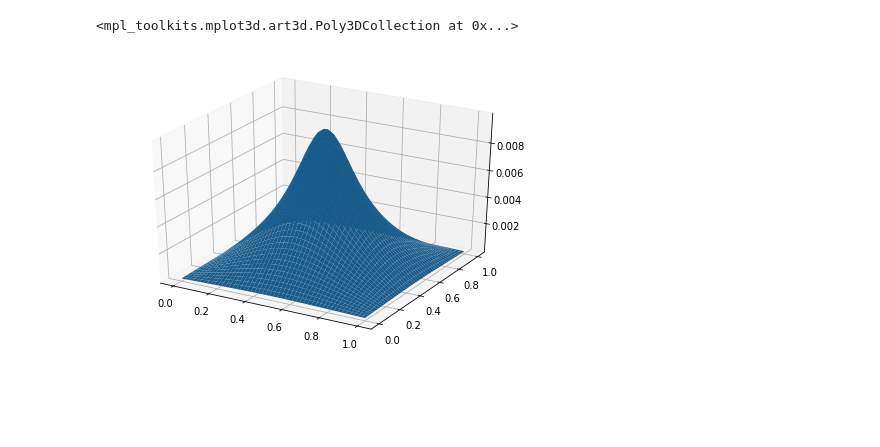
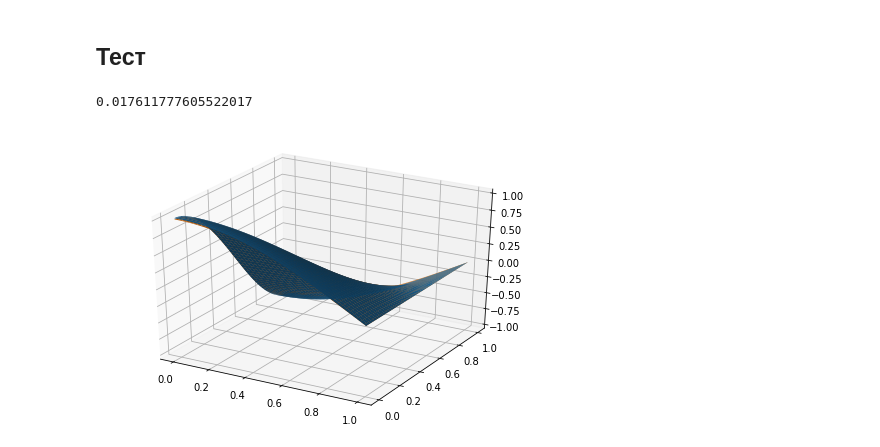
Before and after one commit to katyalatypova/mipt_comp_math, a Jupyter notebook: Task2.ipynb, the cells around one changed output. Saved outputs shown, nothing was run; the diff lists cells and outputs as text; code cells hidden in the pictures; blank space fills up the shorter version.

```diff
--- a/Task2.ipynb
+++ b/Task2.ipynb
@@ -44,27 +140,52 @@ print(np.max(np.abs(sol_ft - fd / ((pi/lx) ** 2 + (pi/ly)**2))))
+# %%
+def lamda(i, N, h):
+    return 4*(sin(pi * i / 2 / N))**2/h**2
+
+def solver(Nx, Ny, hx, hy, fd):
+    fd_fty = dft.dct(fd, axis = 1, type = 2, norm = "ortho")
+    sol = np.zeros((Nx, Ny))
+    a = np.zeros(Nx)
+    a[1:] = -1/hx**2
+    c = np.zeros(Nx)
+    c[:-1] = -1/hx**2
+    for m in range(Ny):
+        d = np.zeros(Nx)
+        b = np.zeros(Nx)
+        b[:] = -(2/hx**2 + lamda(m, Ny, hy))
+        d = fd_fty[:, m]
+        b[0] = 1; c[0] = 1; d[0] = 0
+        b[-1] = 1; d[-1] = 0; c[-1] = 0; a[-1] = 0
+        sol[:, m] = TDMA(a, b, c, d)
+
+    sol = dft.idct(sol, axis = 1, type = 2, norm = "ortho")
+    return sol
+# %% [markdown]
+## Тест
 # %%
 def f(x, y):
-    return exp(-((x - lx/2)**2 + (y - ly/2)**2)/0.1**2)
+    return ((pi/2/lx)**2 + (pi/ly)**2)* cos(pi * x / 2 / lx) * cos(pi * y / ly)
+
+def precise_sol(x, y):
+    return cos(pi * x / 2 / lx) * cos(pi * y / ly)
 
 lx = 1; ly = 1
-Nx = 50; Ny = 50
+Nx = 100; Ny = 100
 x = np.linspace(0, lx, Nx)
 y = np.linspace(0, ly, Ny)
 hx = x[1] - x[0]
 hy = y[1] - y[0]
 x, y = np.meshgrid(x, y)
 
-fd = f(x, y)
-fd_ft = dft.dstn(fd, norm = "ortho")
-fd1 = dft.idstn(fd_ft, norm = "ortho")
-sol = solver(Nx, Ny, hx, hy, fd_ft)
-
+fd = f(x, y).T
+numerical_solution = solver(Nx, Ny, hx, hy, fd)
+precise_solution = precise_sol(x, y).T
 
 fig = pylab.figure()
 axes = Axes3D(fig)
 
-axes.plot_surface(x, y, sol)
-# axes.plot_surface(x, y, fd)
-# axes.plot_surface(x, y, fd1)
+axes.plot_surface(x, y, numerical_solution.T)
+axes.plot_surface(x, y, precise_solution.T)
+print(np.max(np.abs(numerical_solution - precise_solution)))
 # %% [output]
-<mpl_toolkits.mplot3d.art3d.Poly3DCollection at 0x...>
+0.017611777605522017
-[figure, old version]
+[figure, new version]
```
Also changed, not shown: parts of 17 cells of this notebook.
